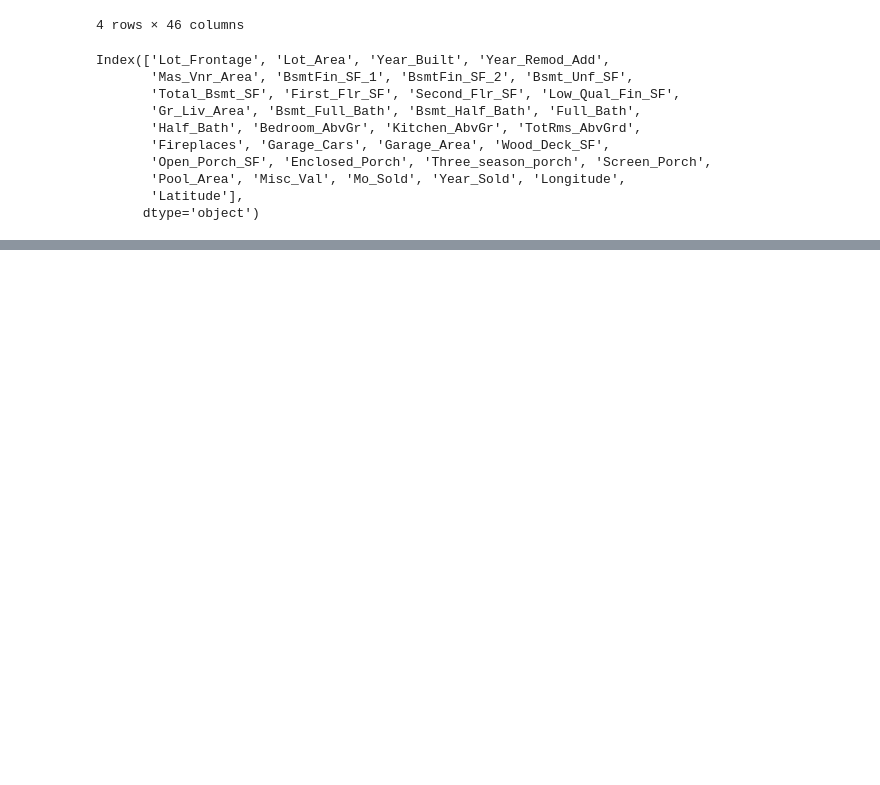
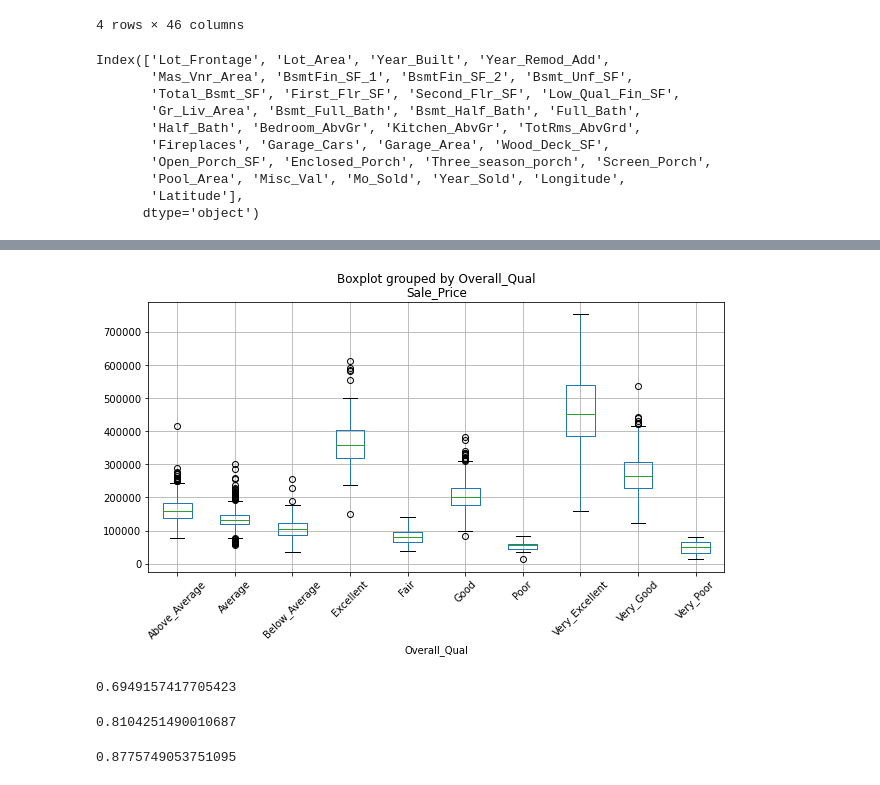
Before and after one commit to jrhorton/ames-housing-analysis, a Jupyter notebook: notebooks/eda.ipynb, the cells around one changed output, grey strips where cells are left out. Saved outputs shown, nothing was run; the diff lists cells and outputs as text; code cells hidden in the pictures; blank space fills up the shorter version.

```diff
--- a/notebooks/eda.ipynb
+++ b/notebooks/eda.ipynb
@@ -83,0 +121,4 @@ Index(['Lot_Frontage', 'Lot_Area', 'Year_Built', 'Year_Remod_Add',
+# %%
+ames.boxplot(column='Sale_Price', by='Overall_Qual', figsize=(10,5), rot=45);
+# %% [output]
+[figure, added]
@@ -83,0 +141,33 @@ Index(['Lot_Frontage', 'Lot_Area', 'Year_Built', 'Year_Remod_Add',
+# %%
+#Fit a default KNeighborsRegressor model on the training data and score on the test data. Note that scoring on regression models provides the 𝑅2.
+# 1. define the algorithm
+# 2. fit the model
+# 3. score our model on test data
+from sklearn.neighbors import KNeighborsRegressor
+knn = KNeighborsRegressor()
+knn.fit(x_train, y_train)
+knn.score(x_test, y_test)
+# %% [output]
+0.6949157417705423
+# %%
+#Fit a default sklearn.linear_model.LinearRegression model on the training data and score on the test data.
+# 1. define the algorithm
+# 2. fit the model
+# 3. score our model on test data
+from sklearn.linear_model import LinearRegression
+lr = LinearRegression()
+lr.fit(x_train, y_train)
+lr.score(x_test, y_test)
+# %% [output]
+0.8104251490010687
+# %%
+#Fit a default sklearn.ensemble.RandomForestRegressor model on the training data and score on the test data.
+# 1. define the algorithm
+# 2. fit the model
+# 3. score our model on test data
+from sklearn.ensemble import RandomForestRegressor
+rf = RandomForestRegressor()
+rf.fit(x_train, y_train)
+rf.score(x_test, y_test)
+# %% [output]
+0.8775749053751095
```
Also changed, not shown: parts of 15 cells of this notebook, 1 other file.
